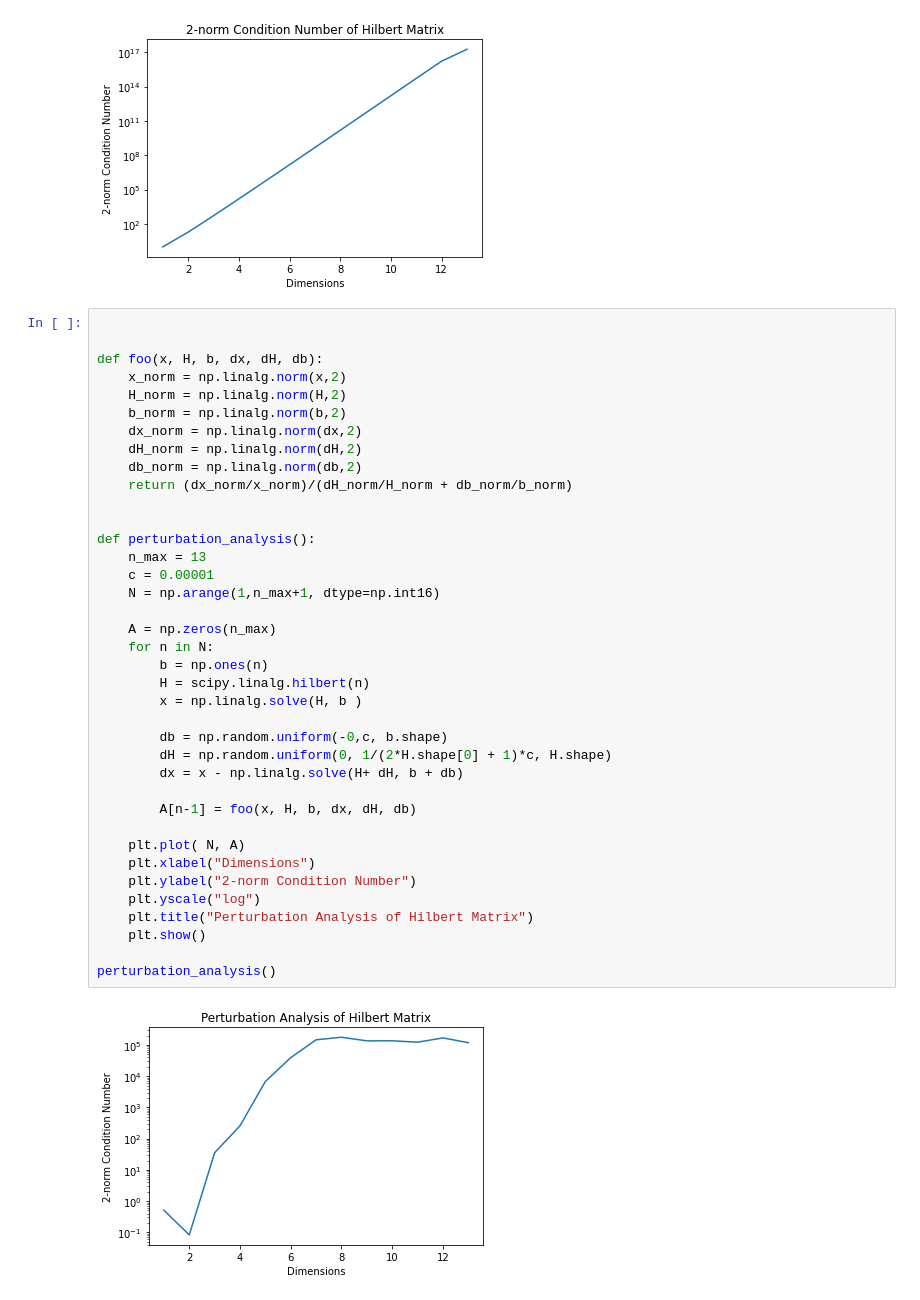
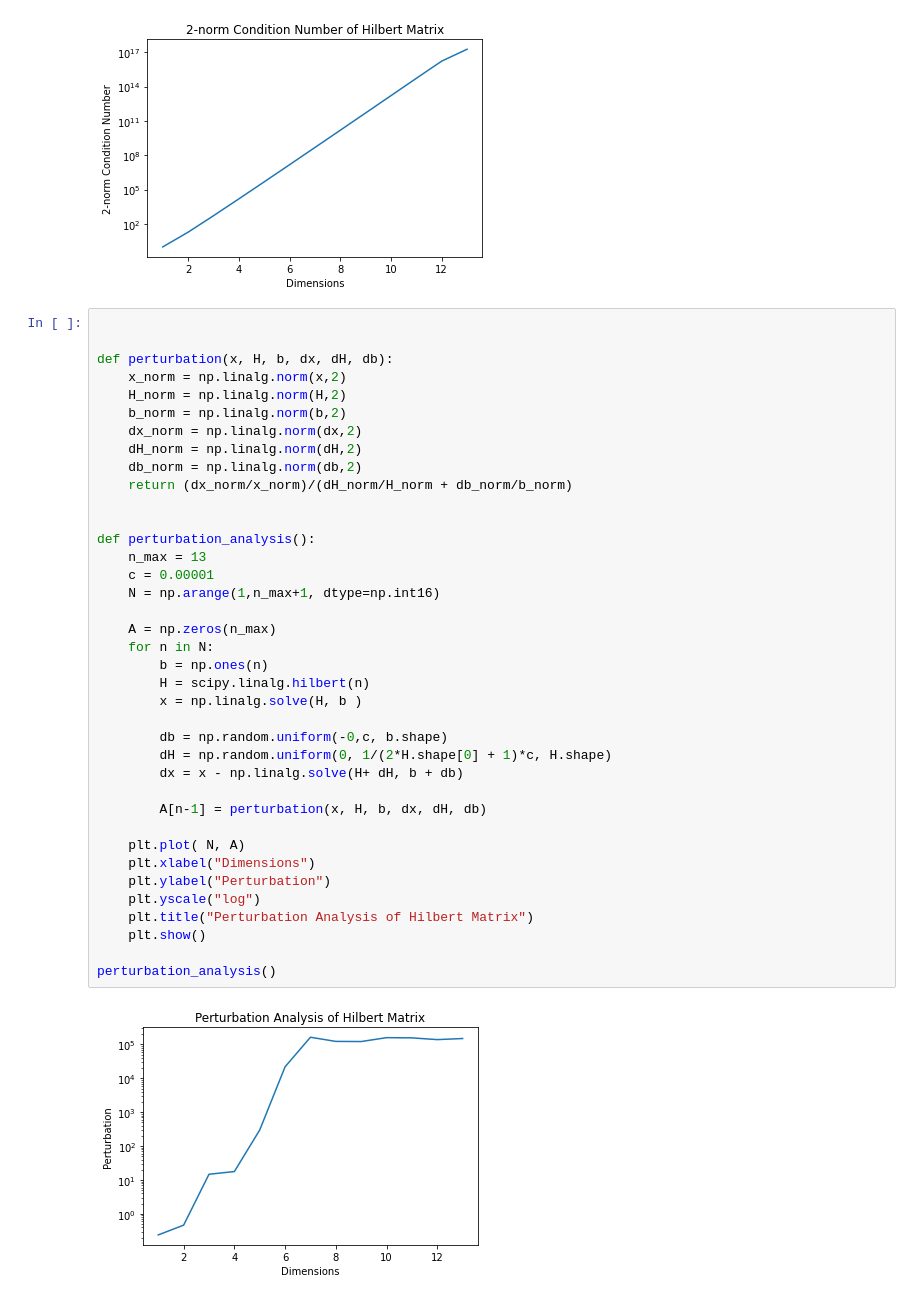
Before and after one commit to isakhammer/research, a Jupyter notebook: mathematics/numerical-analysis/numerical-math-tma4215/project/programming/Project1_handout.ipynb, the cells around one changed output. Cells and saved outputs as stored; diff of their text form.

```diff
--- a/mathematics/numerical-analysis/numerical-math-tma4215/project/programming/Project1_handout.ipynb
+++ b/mathematics/numerical-analysis/numerical-math-tma4215/project/programming/Project1_handout.ipynb
@@ -115,40 +115,40 @@ condition_number_analysis()
 # %%
 
 
-def foo(x, H, b, dx, dH, db):
+def perturbation(x, H, b, dx, dH, db):
     x_norm = np.linalg.norm(x,2)
     H_norm = np.linalg.norm(H,2)
     b_norm = np.linalg.norm(b,2)
     dx_norm = np.linalg.norm(dx,2)
     dH_norm = np.linalg.norm(dH,2)
     db_norm = np.linalg.norm(db,2)
     return (dx_norm/x_norm)/(dH_norm/H_norm + db_norm/b_norm)
 
 
 def perturbation_analysis():
     n_max = 13
     c = 0.00001
     N = np.arange(1,n_max+1, dtype=np.int16)
 
     A = np.zeros(n_max)
     for n in N:
         b = np.ones(n)
         H = scipy.linalg.hilbert(n)
         x = np.linalg.solve(H, b )
 
         db = np.random.uniform(-0,c, b.shape)
         dH = np.random.uniform(0, 1/(2*H.shape[0] + 1)*c, H.shape)
         dx = x - np.linalg.solve(H+ dH, b + db)
 
-        A[n-1] = foo(x, H, b, dx, dH, db)
+        A[n-1] = perturbation(x, H, b, dx, dH, db)
 
     plt.plot( N, A)
     plt.xlabel("Dimensions")
-    plt.ylabel("2-norm Condition Number")
+    plt.ylabel("Perturbation")
     plt.yscale("log")
     plt.title("Perturbation Analysis of Hilbert Matrix")
     plt.show()
 
 perturbation_analysis()
 # %% [output]
-[figure, old version]
+[figure, new version]
```
Also changed, not shown: 5 other files.
